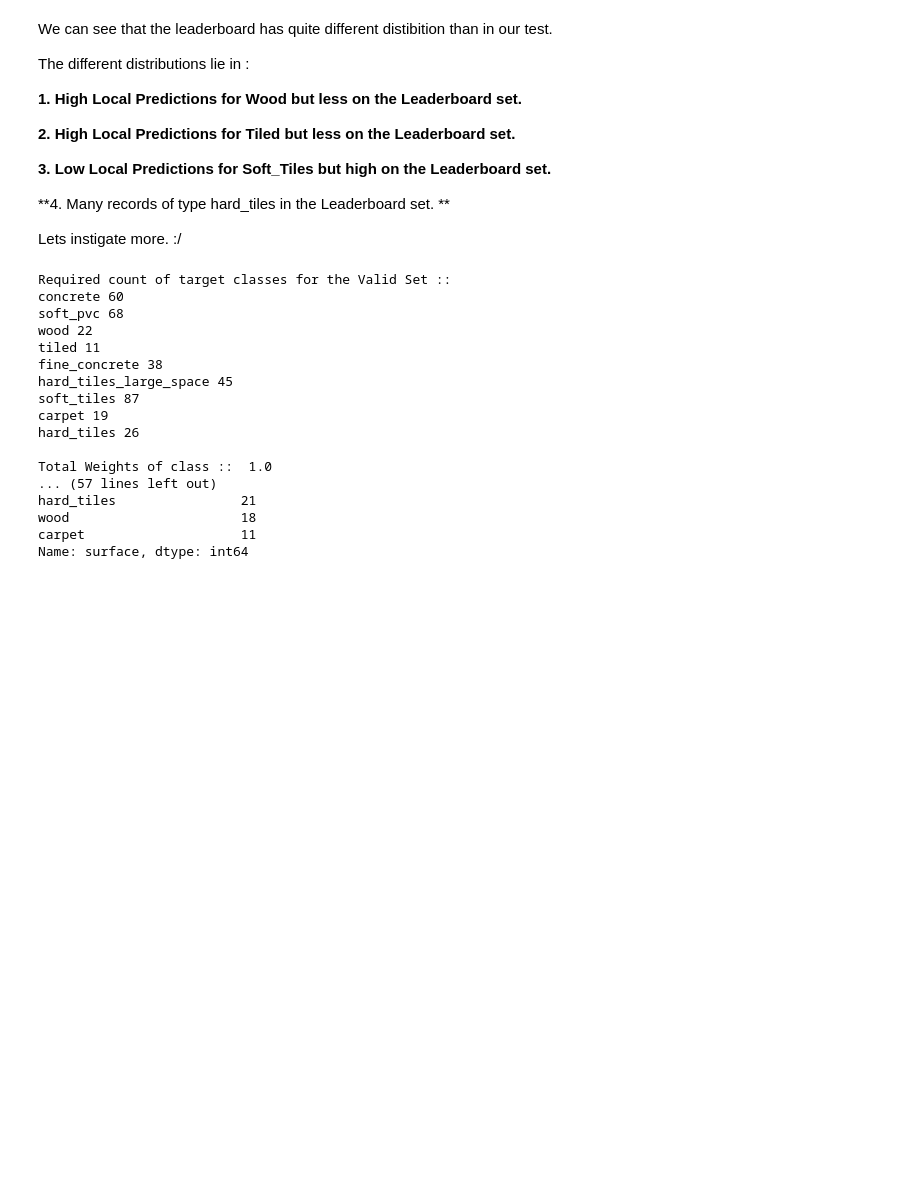
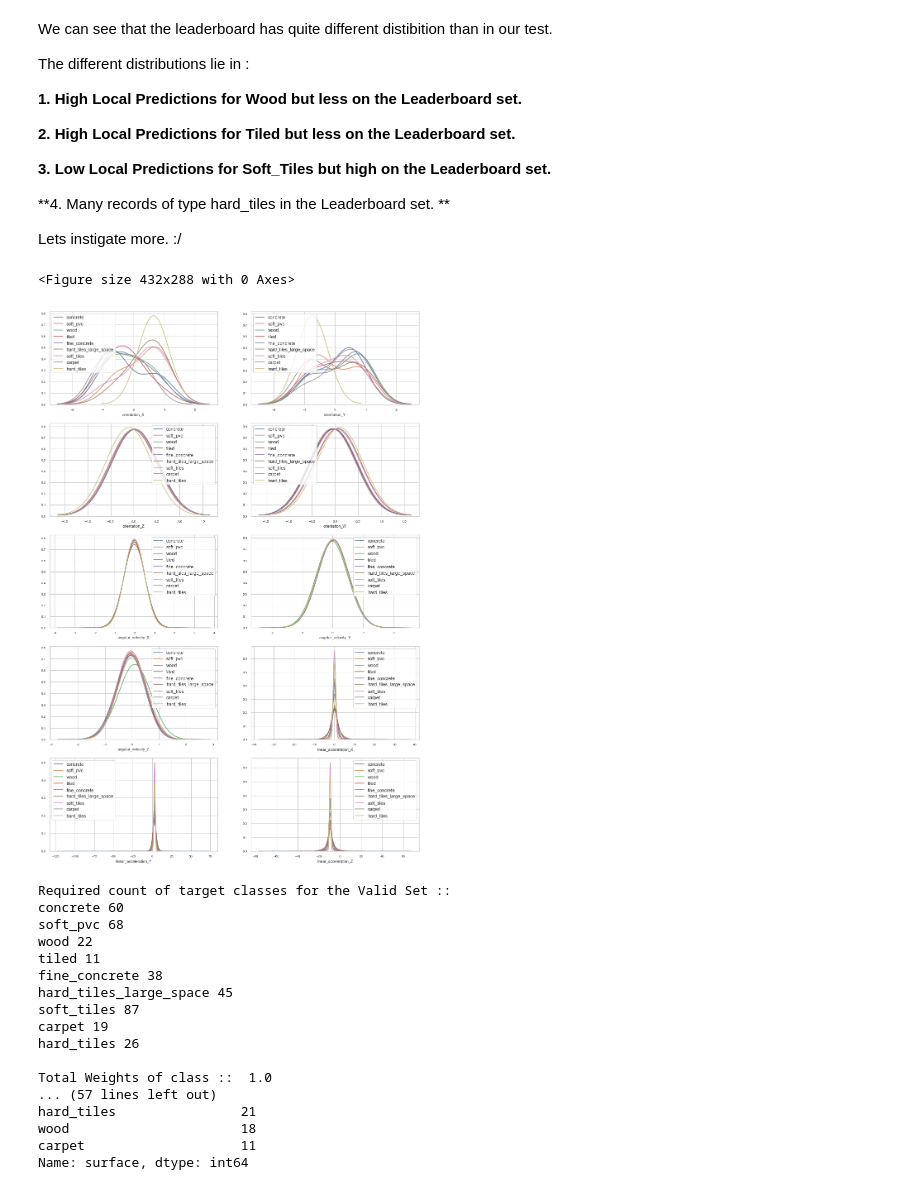
Before and after one commit to gonultasbu/kaggle_careercon_2019, a Jupyter notebook: 73v2.ipynb, the cells around one changed output. Cells and saved outputs as stored; diff of their text form; code cells hidden in the pictures; blank space fills up the shorter version.

```diff
--- a/73v2.ipynb
+++ b/73v2.ipynb
@@ -146,6 +149,33 @@ The different distributions lie in :
 **4. Many records of type hard_tiles in the Leaderboard set. **
 
 Lets instigate more. :/
+# %%
+# Let's take a look at class variable distributions.
+def plot_feature_class_distribution(classes,tt, features,a=5,b=2):
+    i = 0
+    sns.set_style('whitegrid')
+    plt.figure()
+    fig, ax = plt.subplots(a,b,figsize=(16,24))
+
+    for feature in features:
+        i += 1
+        plt.subplot(a,b,i)
+        for clas in classes:
+            ttc = tt[tt['surface']==clas]
+            sns.kdeplot(ttc[feature], bw=0.5,label=clas)
+        plt.xlabel(feature, fontsize=9)
+        locs, labels = plt.xticks()
+        plt.tick_params(axis='x', which='major', labelsize=8)
+        plt.tick_params(axis='y', which='major', labelsize=8)
+    plt.show();
+# %%
+features = train.columns.values[3:]
+classes = (label['surface'].value_counts()).index
+aux = train.merge(label, on='series_id', how='inner')
+plot_feature_class_distribution(classes, aux, features)
+# %% [output]
+<Figure size 432x288 with 0 Axes>
+[figure, added]
 # %%
 # This is a dictionary consisting of the weights of the distributions for each target class from the below discussion thread.
 # https://www.kaggle.com/c/career-con-2019/discussion/85204#latest-496648
```
Also changed, not shown: parts of 11 cells of this notebook, 1 other file.
